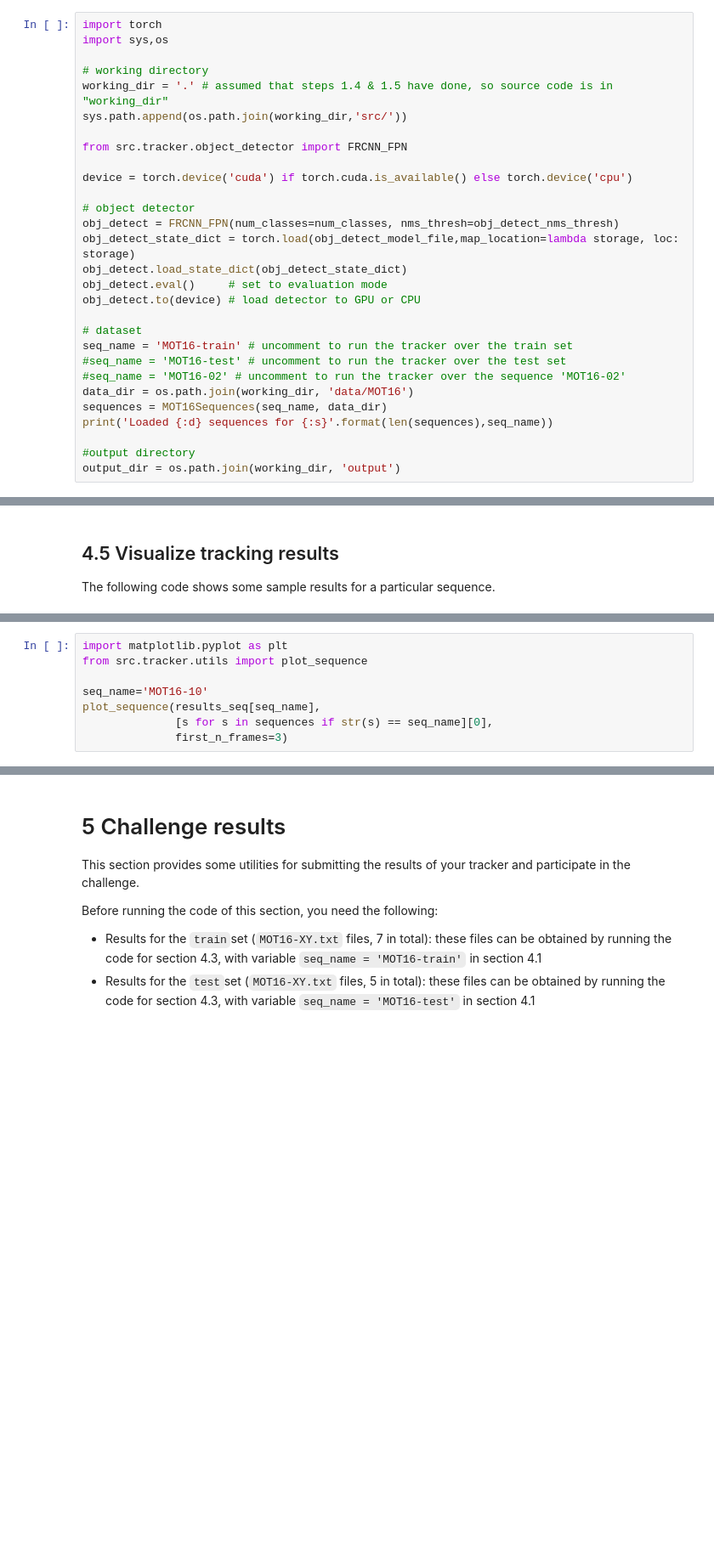
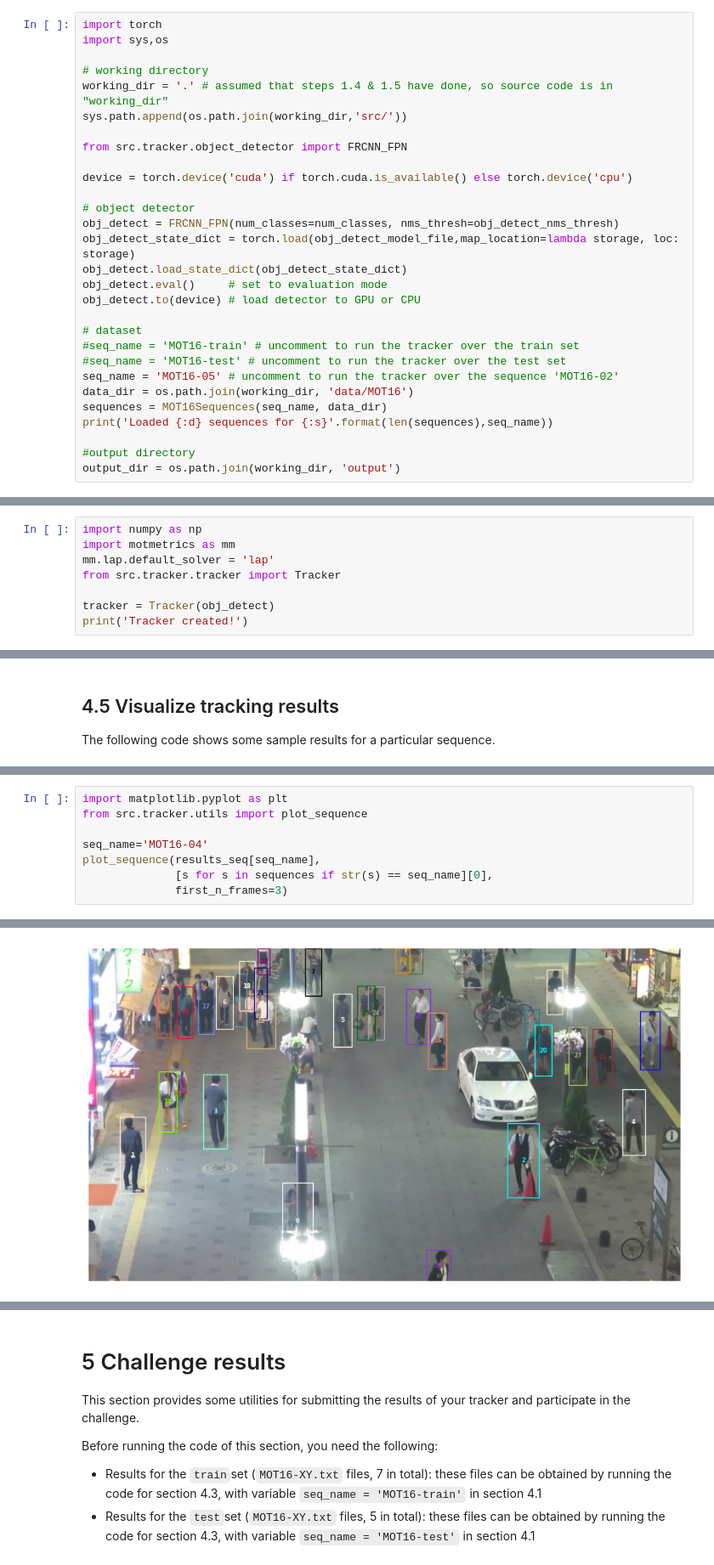
Before and after one commit to Javimh18/DL4VSP, a Jupyter notebook: dlvsp_challenge_material/dlvsp_mot_baseline_2023.ipynb, the cells around one changed output, grey strips where cells are left out. Shown at 85% size. Drawn from its saved outputs; the diff is of its cells as text; blank space fills up the shorter version.

```diff
--- a/dlvsp_challenge_material/dlvsp_mot_baseline_2023.ipynb
+++ b/dlvsp_challenge_material/dlvsp_mot_baseline_2023.ipynb
@@ -283,9 +286,9 @@ obj_detect.eval()     # set to evaluation mode
 obj_detect.to(device) # load detector to GPU or CPU
 
 # dataset
-seq_name = 'MOT16-train' # uncomment to run the tracker over the train set
+#seq_name = 'MOT16-train' # uncomment to run the tracker over the train set
 #seq_name = 'MOT16-test' # uncomment to run the tracker over the test set
-#seq_name = 'MOT16-02' # uncomment to run the tracker over the sequence 'MOT16-02'
+seq_name = 'MOT16-05' # uncomment to run the tracker over the sequence 'MOT16-02'
 data_dir = os.path.join(working_dir, 'data/MOT16')
 sequences = MOT16Sequences(seq_name, data_dir)
 print('Loaded {:d} sequences for {:s}'.format(len(sequences),seq_name))
@@ -347,0 +306,8 @@ Error:
+# %%
+import numpy as np
+import motmetrics as mm
+mm.lap.default_solver = 'lap'
+from src.tracker.tracker import Tracker
+
+tracker = Tracker(obj_detect)
+print('Tracker created!')
@@ -438,7 +448,7 @@ Error:
 import matplotlib.pyplot as plt
 from src.tracker.utils import plot_sequence
 
-seq_name='MOT16-10'
+seq_name='MOT16-04'
 plot_sequence(results_seq[seq_name],
               [s for s in sequences if str(s) == seq_name][0],
               first_n_frames=3)
@@ -446,0 +456 @@ Error:
+[figure, added]
```
Also changed, not shown: parts of 15 cells of this notebook, 2 other files.
